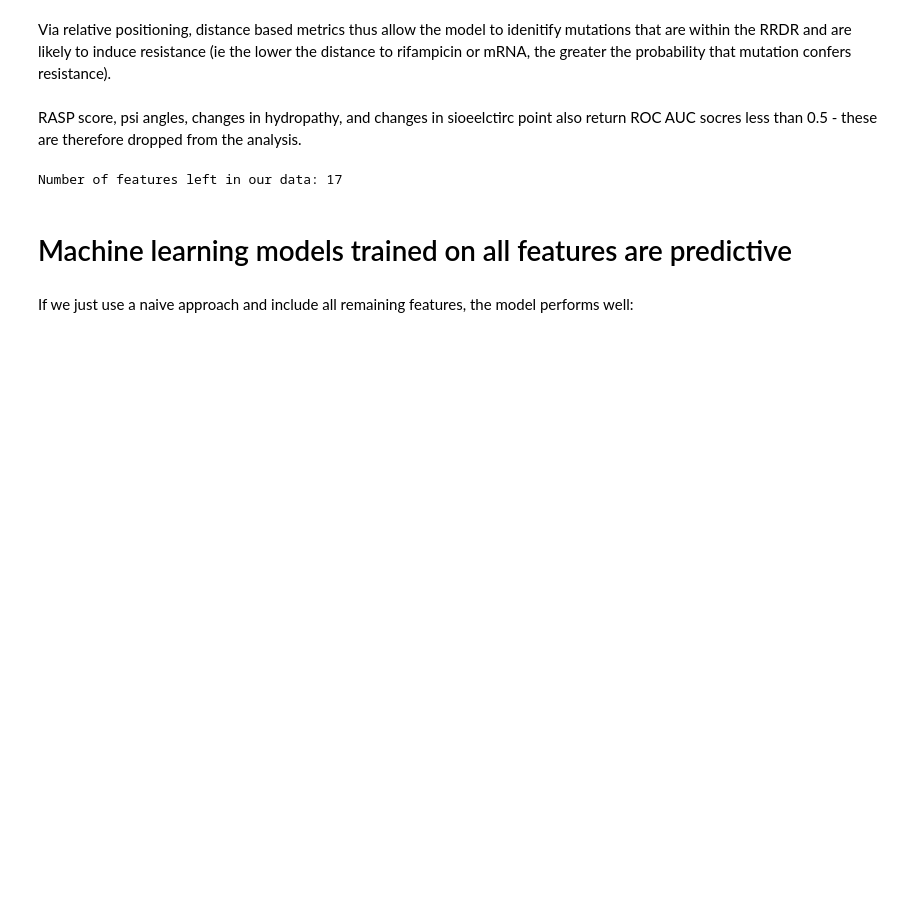
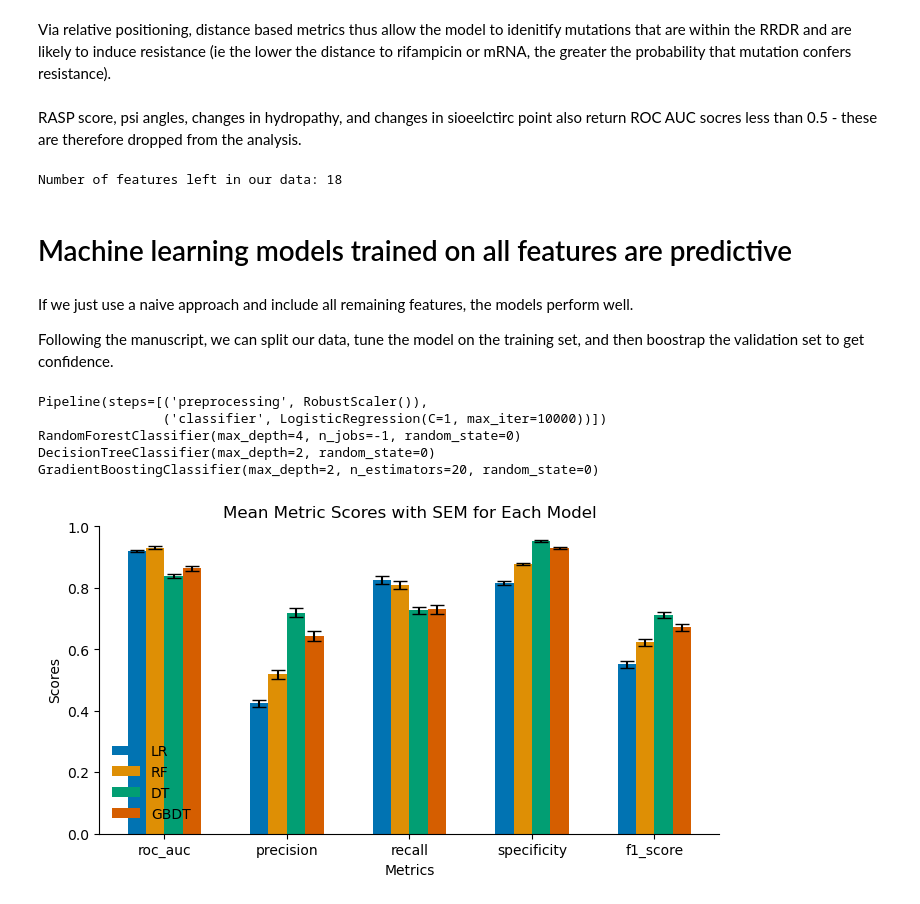
Before and after one commit to fowler-lab/predict-rifampicin-resistance, a Jupyter notebook: Results.ipynb, the cells around one changed output. Drawn from its saved outputs; the diff is of its cells as text; code cells hidden in the pictures; blank space fills up the shorter version.

```diff
--- a/Results.ipynb
+++ b/Results.ipynb
@@ -140,15 +155,17 @@ plt.show()
 # %% [markdown]
 RASP score, psi angles, changes in hydropathy, and changes in sioeelctirc point also return ROC AUC socres less than 0.5 - these are therefore dropped from the analysis.
 # %%
-data = data.drop(columns=['d_hydropathy_KD', 'psi', 'phi', 'rasp_score', 'd_pi'])
+data = data.drop(columns=['d_hydropathy_KD', 'psi', 'rasp_score', 'd_pi'])
 feature_list = data.columns[3:-1]
 print ('Number of features left in our data:', len(feature_list))
 # %% [output]
-Number of features left in our data: 17
+Number of features left in our data: 18
 # %% [markdown]
 # Machine learning models trained on all features are predictive
 # %% [markdown]
-If we just use a naive approach and include all remaining features, the model performs well:
+If we just use a naive approach and include all remaining features, the models perform well.
+
+Following the manuscript, we can split our data, tune the model on the training set, and then boostrap the validation set to get confidence.
 # %%
 models = ['LR', 'RF', 'DT', 'GBDT']
 feature_set = data.columns[3:-1]
@@ -171,5 +188,60 @@ for model_type in models:
     model = model_obj.opt_estimator
     X_test = model_obj.X_test_nd["all"]
     y_test = model_obj.y_test_nd["all"]
+    threshold = model_obj.opt_threshold
 
-    outputs[model_type] = utils.manual_bootstrap(model, X_test, y_test, 0.67, n_iterations=100)
+    print (model)
+    outputs[model_type] = utils.manual_bootstrap(model, X_test, y_test,threshold=threshold, n_iterations=100)
+# %% [output]
+Pipeline(steps=[('preprocessing', RobustScaler()),
+                ('classifier', LogisticRegression(C=1, max_iter=10000))])
+RandomForestClassifier(max_depth=4, n_jobs=-1, random_state=0)
+DecisionTreeClassifier(max_depth=2, random_state=0)
+GradientBoostingClassifier(max_depth=2, n_estimators=20, random_state=0)
+# %%
+
+# Calculate mean and standard deviation for each metric
+mean_metrics = {}
+std_metrics = {}
+
+for model_type, metrics in outputs.items():
+    mean_metrics[model_type] = {metric: np.mean(values) for metric, values in metrics.items()}
+    std_metrics[model_type] = {metric: (np.std(values, ddof=1) / np.sqrt(len(values))) for metric, values in metrics.items()}
+
+# Metrics to plot
+metric_names = ['roc_auc', 'precision', 'recall', 'specificity', 'f1_score']
+model_names = list(mean_metrics.keys())
+n_models = len(model_names)
+n_metrics = len(metric_names)
+
+# Positioning the bars
+bar_width = 0.15
+index = np.arange(n_metrics)
+
+# Set color palette
+colors = sns.color_palette("colorblind", n_models)
+
+# Create the bar plot
+fig, ax = plt.subplots(figsize=(8, 4))
+
+for i, model in enumerate(model_names):
+    means = [mean_metrics[model][metric] for metric in metric_names]
+    stds = [std_metrics[model][metric] for metric in metric_names]
+    ax.bar(index + i * bar_width, means, bar_width, yerr=stds, capsize=5, label=model, color=colors[i])
+
+# Add labels, title, and legend
+ax.set_xlabel('Metrics')
+ax.set_ylabel('Scores')
+ax.set_title('Mean Metric Scores with SEM for Each Model')
+ax.set_xticks(index + bar_width * (n_models - 1) / 2)
+ax.set_xticklabels(metric_names)
+
+# Style the plot
+ax.spines['top'].set_visible(False)
+ax.spines['right'].set_visible(False)
+ax.legend(frameon=False)
+
+# Show the plot
+plt.show()
+# %% [output]
+[figure, added]
```
Also changed, not shown: parts of 46 cells of this notebook.
